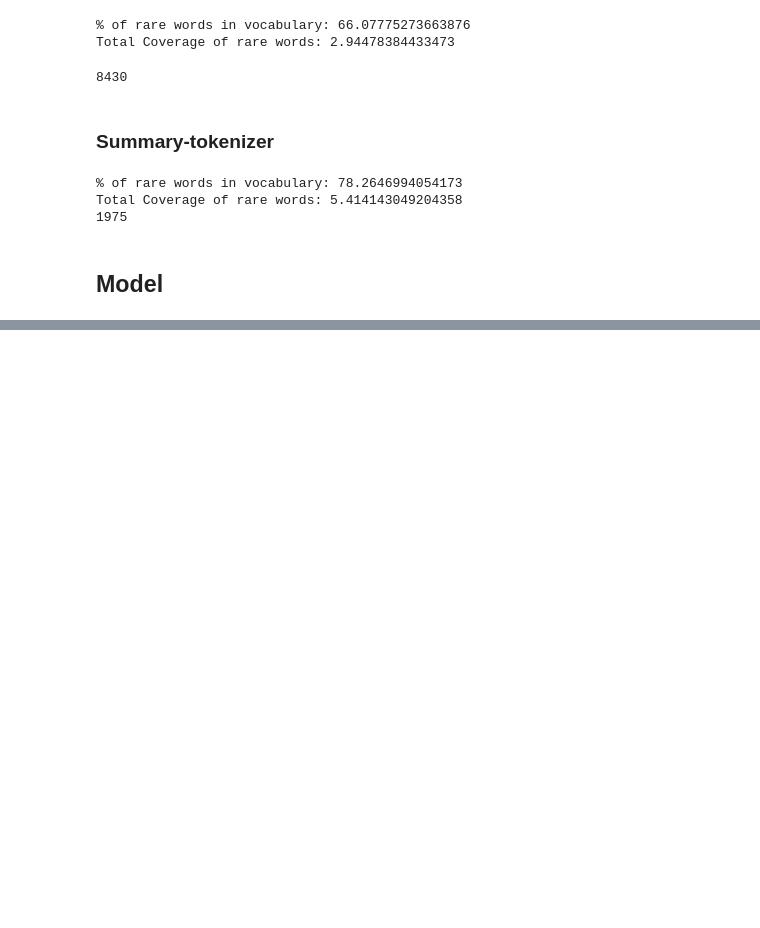
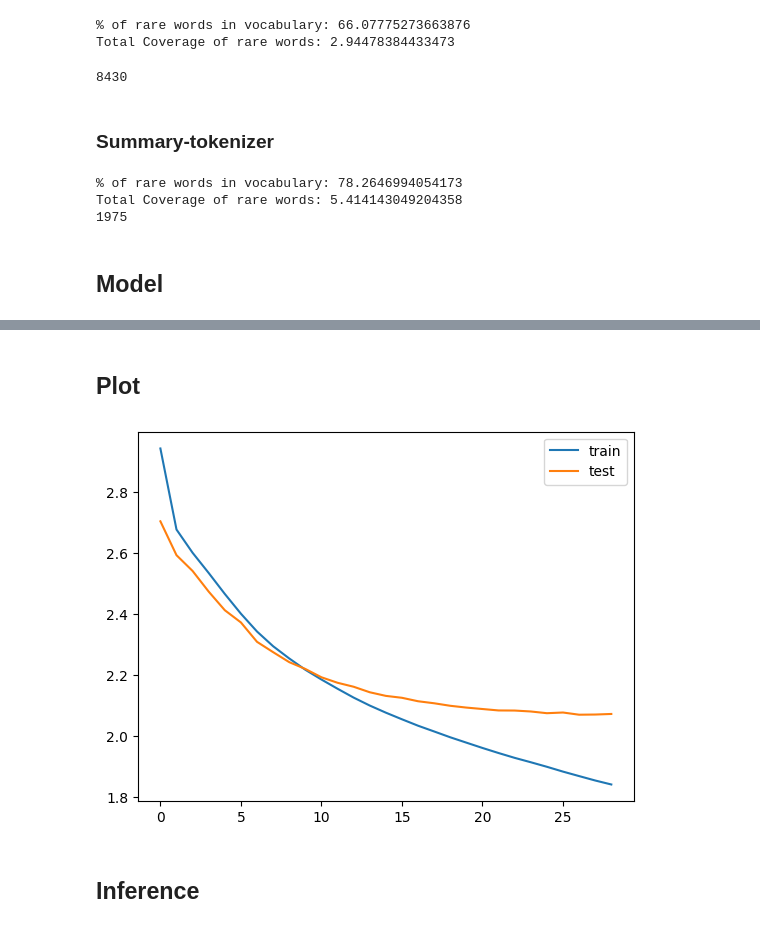
Before and after one commit to enricoferraiolo/text-summarizer, a Jupyter notebook: text-summarizer.ipynb, the cells around one changed output, grey strips where cells are left out. Drawn from its saved outputs; the diff is of its cells as text; code cells hidden in the pictures; blank space fills up the shorter version.

Commit message:
model and inference

```diff
--- a/text-summarizer.ipynb
+++ b/text-summarizer.ipynb
@@ -462,0 +568,16 @@ x_val = np.delete(x_val, ind, axis=0)
+# %%
+es = EarlyStopping(
+    monitor="val_loss", mode="min", verbose=1, patience=2
+)  # early stopping
+
+history = model.fit(
+    [x_tr, y_tr[:, :-1]],
+    y_tr.reshape(y_tr.shape[0], y_tr.shape[1], 1)[:, 1:],
+    epochs=50,
+    callbacks=[es],
+    batch_size=128,
+    validation_data=(
+        [x_val, y_val[:, :-1]],
+        y_val.reshape(y_val.shape[0], y_val.shape[1], 1)[:, 1:],
+    ),
+)  # training
@@ -462,0 +602,13 @@ x_val = np.delete(x_val, ind, axis=0)
+# %% [markdown]
+## Plot
+# %%
+from matplotlib import pyplot
+
+pyplot.plot(history.history["loss"], label="train")
+pyplot.plot(history.history["val_loss"], label="test")
+pyplot.legend()
+pyplot.show()
+# %% [output]
+[figure, added]
+# %% [markdown]
+## Inference
```
Also changed, not shown: parts of 7 cells of this notebook.
